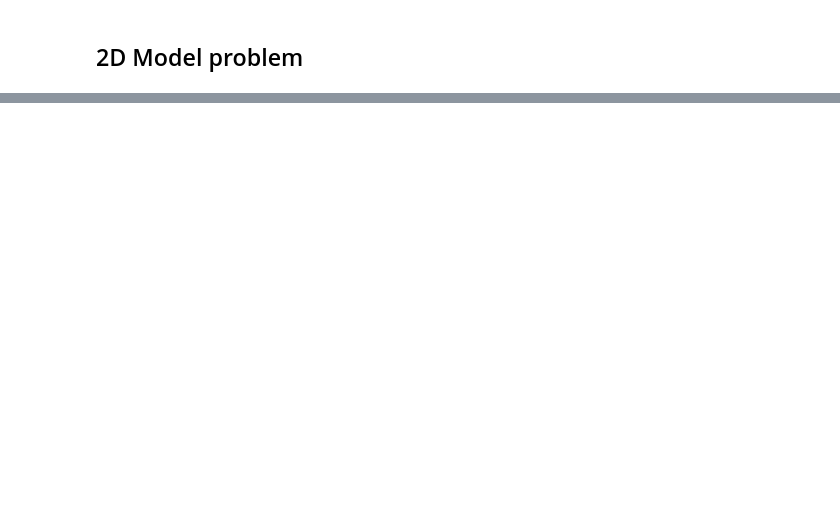
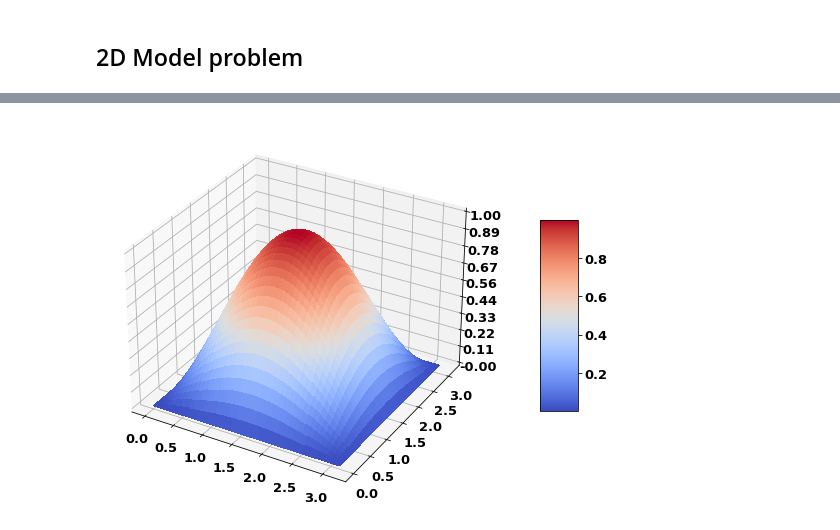
Before and after one commit to fandreuz/multigrid-pde, a Jupyter notebook: multigrid.ipynb, the cells around one changed output, grey strips where cells are left out. Saved outputs shown, nothing was run; the diff lists cells and outputs as text; code cells hidden in the pictures; blank space fills up the shorter version.

```diff
--- a/multigrid.ipynb
+++ b/multigrid.ipynb
@@ -225,0 +366,30 @@ plt.pcolormesh(
+# %%
+omega = np.zeros((2, 2))
+omega[[0, 1], 1] = np.pi
+nx, ny = (127, 127)
+
+(X, Y), A, rhs = homo_diffusion_problem_2d(omega, (nx, ny), f)
+out = multigrid_2d(
+    A,
+    rhs,
+    (conjugate_gradient, 3, 3),
+    0,
+    3,
+    (nx, ny),
+    WeightedRestriction2D,
+    Prolongation2D,
+)
+
+fig, ax = plt.subplots(subplot_kw={"projection": "3d"}, figsize=(20, 7))
+surf = ax.plot_surface(
+    X, Y, out.reshape(ny, nx), cmap=cm.coolwarm, linewidth=0, antialiased=False
+)
+
+ax.zaxis.set_major_locator(LinearLocator(10))
+ax.zaxis.set_major_formatter("{x:.02f}")
+
+fig.colorbar(surf, shrink=0.5, aspect=5)
+
+plt.show();
+# %% [output]
+[figure, added]
```
Also changed, not shown: parts of 12 cells of this notebook.
